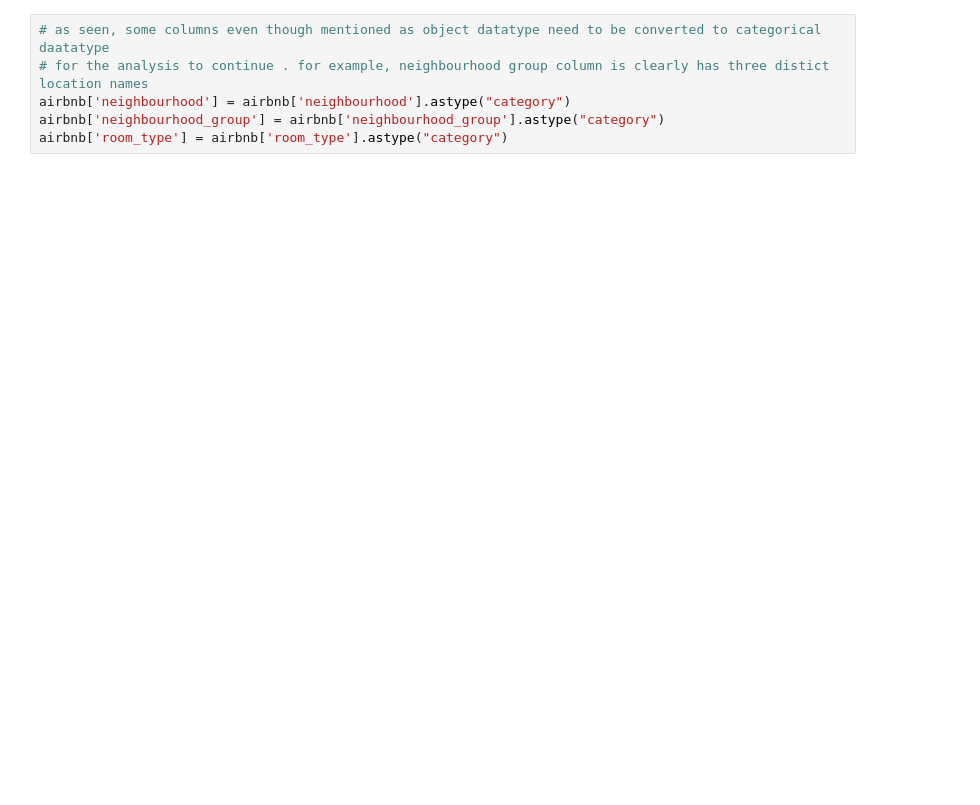
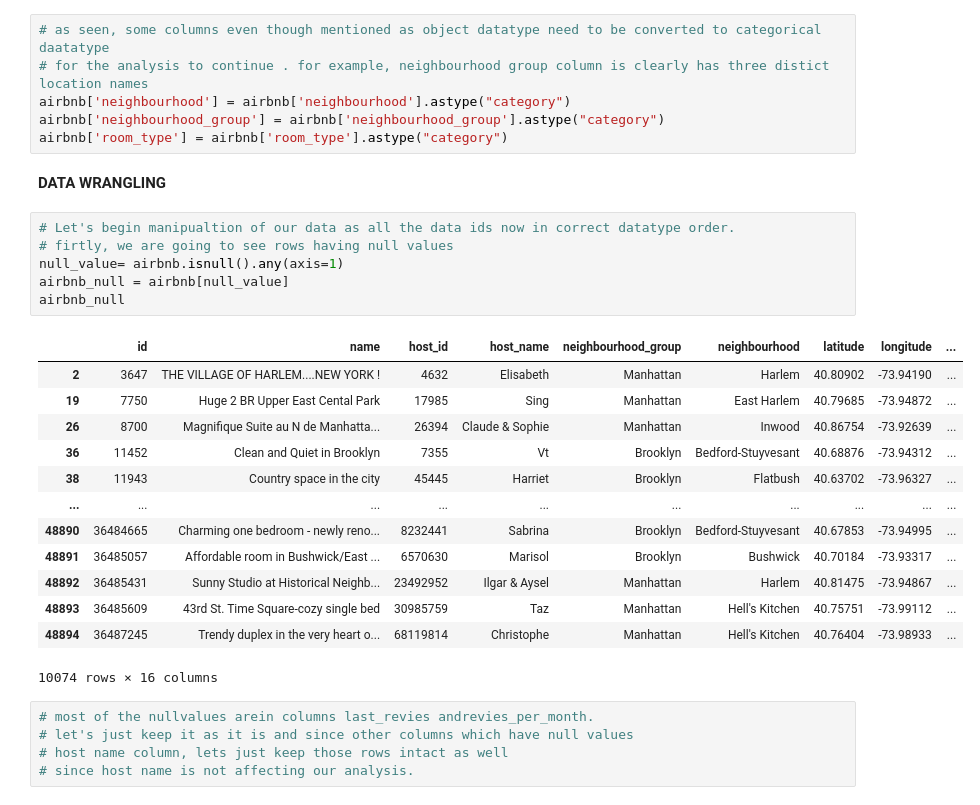
Before and after one commit to Shweta-singh-davv/python-data-science, a Jupyter notebook: Airbnb_Bookings_Analysis.ipynb, the cells around one changed output. Drawn from its saved outputs; the diff is of its cells as text; blank space fills up the shorter version.

```diff
--- a/Airbnb_Bookings_Analysis.ipynb
+++ b/Airbnb_Bookings_Analysis.ipynb
@@ -170,3 +218,30 @@ array([365, 355, 194,   0, 129, 220, 188,   6,  39, 314, 333,  46, 321,
 airbnb['neighbourhood'] = airbnb['neighbourhood'].astype("category")
 airbnb['neighbourhood_group'] = airbnb['neighbourhood_group'].astype("category")
 airbnb['room_type'] = airbnb['room_type'].astype("category")
+# %% [markdown]
+**DATA WRANGLING**
+# %%
+# Let's begin manipualtion of our data as all the data ids now in correct datatype order.
+# firtly, we are going to see rows having null values
+null_value= airbnb.isnull().any(axis=1)
+airbnb_null = airbnb[null_value]
+airbnb_null
+# %% [output]
+|  | id | name | host_id | host_name | neighbourhood_group | neighbourhood | latitude | longitude | ... |
+| 2 | 3647 | THE VILLAGE OF HARLEM....NEW YORK ! | 4632 | Elisabeth | Manhattan | Harlem | 40.80902 | -73.94190 | ... |
+| 19 | 7750 | Huge 2 BR Upper East Cental Park | 17985 | Sing | Manhattan | East Harlem | 40.79685 | -73.94872 | ... |
+| 26 | 8700 | Magnifique Suite au N de Manhatta... | 26394 | Claude & Sophie | Manhattan | Inwood | 40.86754 | -73.92639 | ... |
+| 36 | 11452 | Clean and Quiet in Brooklyn | 7355 | Vt | Brooklyn | Bedford-Stuyvesant | 40.68876 | -73.94312 | ... |
+| 38 | 11943 | Country space in the city | 45445 | Harriet | Brooklyn | Flatbush | 40.63702 | -73.96327 | ... |
+| ... | ... | ... | ... | ... | ... | ... | ... | ... | ... |
+| 48890 | 36484665 | Charming one bedroom - newly reno... | 8232441 | Sabrina | Brooklyn | Bedford-Stuyvesant | 40.67853 | -73.94995 | ... |
+| 48891 | 36485057 | Affordable room in Bushwick/East ... | 6570630 | Marisol | Brooklyn | Bushwick | 40.70184 | -73.93317 | ... |
+| 48892 | 36485431 | Sunny Studio at Historical Neighb... | 23492952 | Ilgar & Aysel | Manhattan | Harlem | 40.81475 | -73.94867 | ... |
+| 48893 | 36485609 | 43rd St. Time Square-cozy single bed | 30985759 | Taz | Manhattan | Hell's Kitchen | 40.75751 | -73.99112 | ... |
+| 48894 | 36487245 | Trendy duplex in the very heart o... | 68119814 | Christophe | Manhattan | Hell's Kitchen | 40.76404 | -73.98933 | ... |
+10074 rows × 16 columns
+# %%
+# most of the nullvalues arein columns last_revies andrevies_per_month.
+# let's just keep it as it is and since other columns which have null values
+# host name column, lets just keep those rows intact as well
+# since host name is not affecting our analysis.
```
Also changed, not shown: parts of 15 cells of this notebook.
